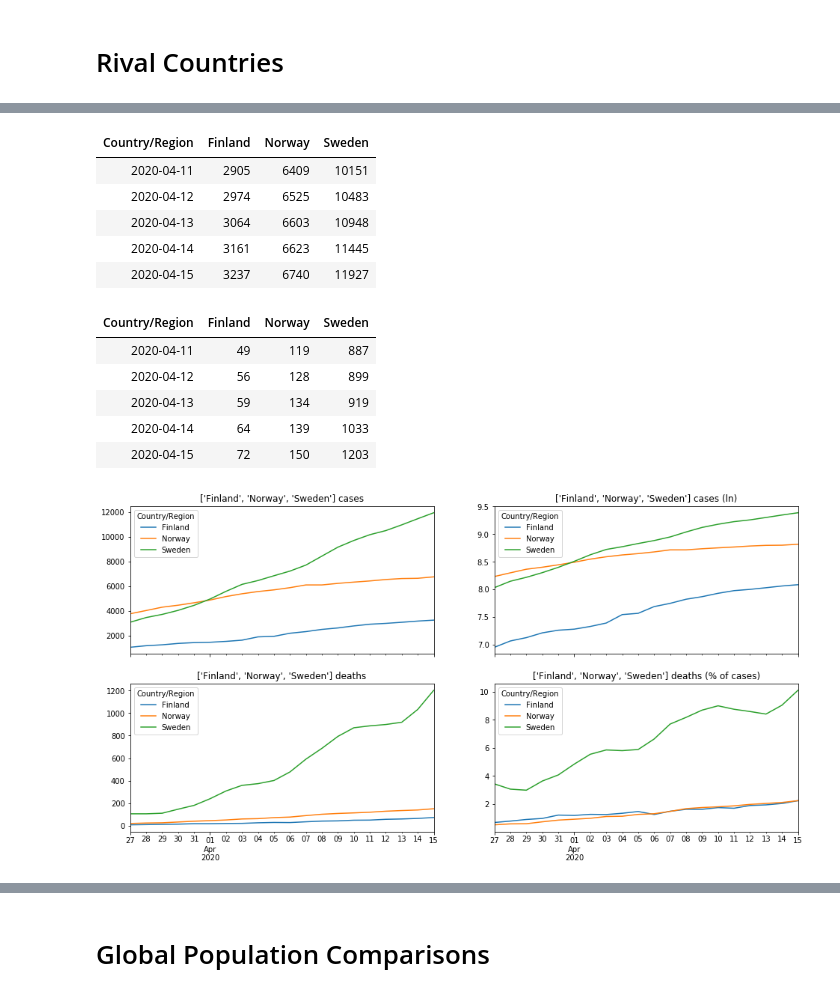
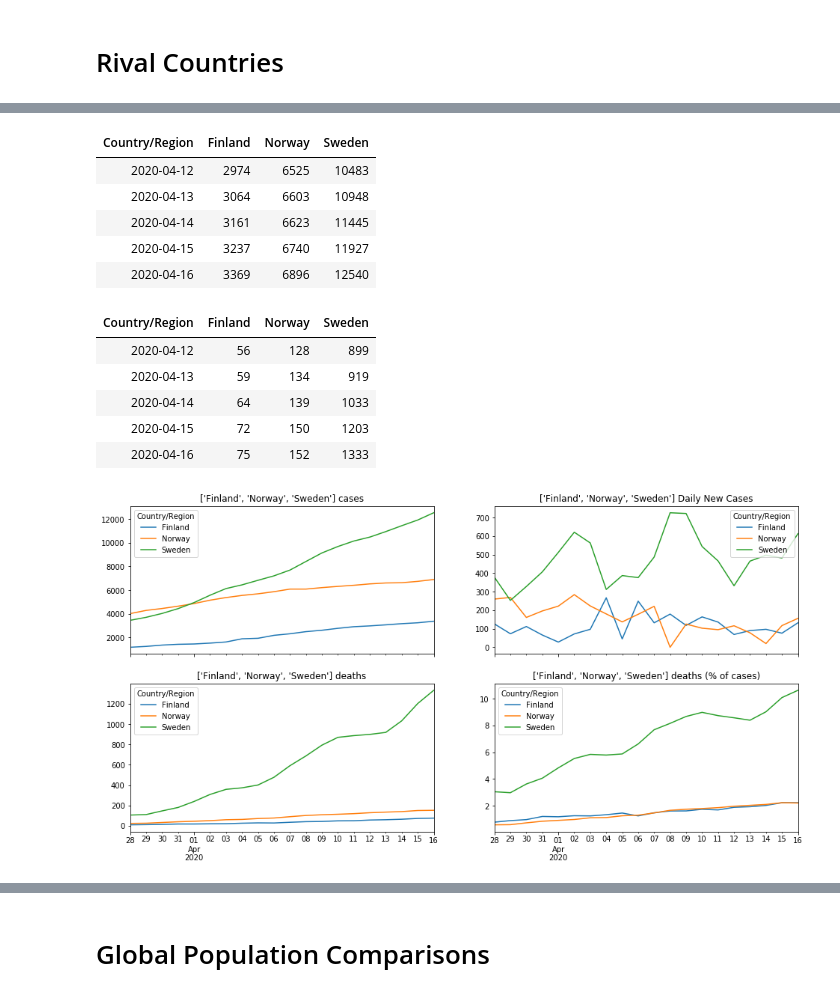
Before and after one commit to dougfoo/machineLearning, a Jupyter notebook: covid/COVID-global-working.ipynb, the cells around one changed output, grey strips where cells are left out. Drawn from its saved outputs; the diff is of its cells as text; code cells hidden in the pictures.

```diff
--- a/covid/COVID-global-working.ipynb
+++ b/covid/COVID-global-working.ipynb
@@ -379,33 +379,33 @@ display(dfd_g[countries].tail(5))
 # %%
 # nordics
 maxdays = 20
 countries = ['Finland','Norway','Sweden']
 
 
 fig, axs = plt.subplots(2,2, figsize=(16, 8), sharex=True, )
 
 dfc_g[countries].tail(maxdays).plot(title=str(countries)+' cases', ax=axs[0,0])
-dfc_g[countries].apply(np.log).tail(maxdays).plot(title=str(countries)+' cases (ln)', ax=axs[0,1])
+dfc_g[countries].diff().tail(maxdays).plot(title=str(countries)+' Daily New Cases', ax=axs[0,1])
 
 dfd_g[countries].tail(maxdays).plot(title=str(countries)+' deaths', ax=axs[1,0])
 (dfd_g[countries] / dfc_g[countries]).mul(100).tail(maxdays).plot(title=str(countries)+' deaths (% of cases)', ax=axs[1,1])
 
 display(dfc_g[countries].tail(5))
 display(dfd_g[countries].tail(5))
 # %% [output]
 | Country/Region | Finland | Norway | Sweden |
-| 2020-04-11 | 2905 | 6409 | 10151 |
 | 2020-04-12 | 2974 | 6525 | 10483 |
 | 2020-04-13 | 3064 | 6603 | 10948 |
 | 2020-04-14 | 3161 | 6623 | 11445 |
 | 2020-04-15 | 3237 | 6740 | 11927 |
+| 2020-04-16 | 3369 | 6896 | 12540 |
 | Country/Region | Finland | Norway | Sweden |
-| 2020-04-11 | 49 | 119 | 887 |
 | 2020-04-12 | 56 | 128 | 899 |
 | 2020-04-13 | 59 | 134 | 919 |
 | 2020-04-14 | 64 | 139 | 1033 |
 | 2020-04-15 | 72 | 150 | 1203 |
+| 2020-04-16 | 75 | 152 | 1333 |
-[figure, old version]
+[figure, new version]
 # %%
 # global rate
 maxdays = 30
```
Also changed, not shown: parts of 17 cells of this notebook, 1 other file.
